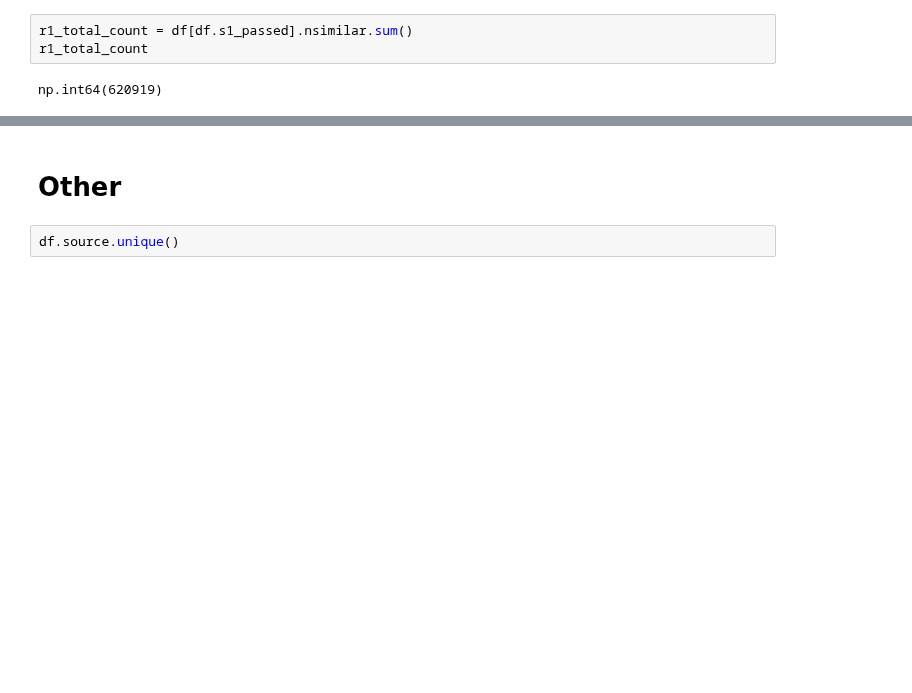
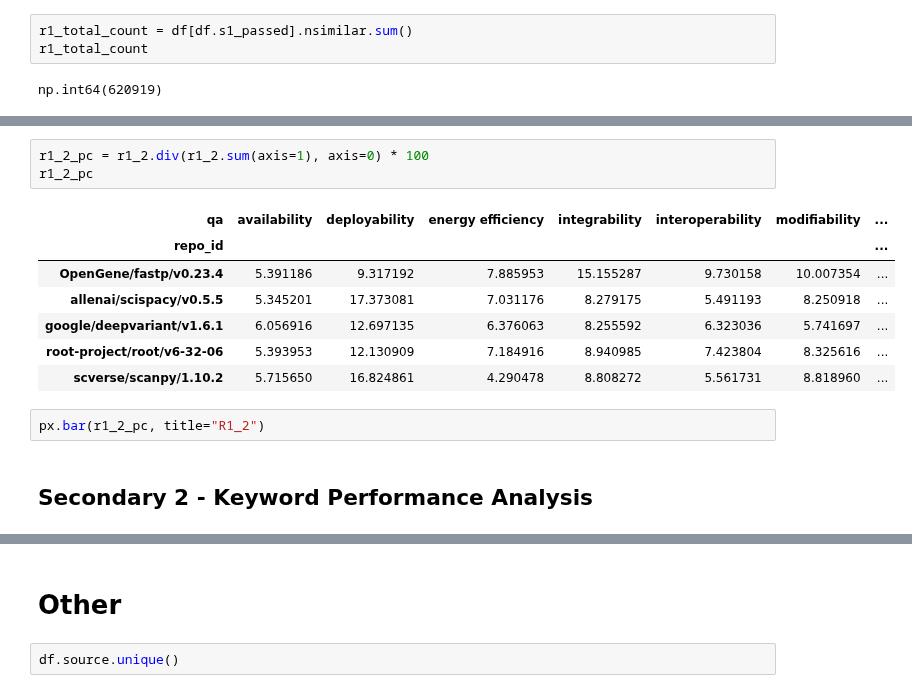
Before and after one commit to dmitrijs-voronovs/scientific-software-architecture-analysis, a Jupyter notebook: processing_pipeline/analysis/merged.ipynb, the cells around one changed output, grey strips where cells are left out. Saved outputs shown, nothing was run; the diff lists cells and outputs as text; blank space fills up the shorter version.

```diff
--- a/processing_pipeline/analysis/merged.ipynb
+++ b/processing_pipeline/analysis/merged.ipynb
@@ -117,0 +132,15 @@ r1_grp
+# %%
+r1_2_pc = r1_2.div(r1_2.sum(axis=1), axis=0) * 100
+r1_2_pc
+# %% [output]
+| qa | availability | deployability | energy efficiency | integrability | interoperability | modifiability | ... |
+| repo_id |  |  |  |  |  |  | ... |
+| OpenGene/fastp/v0.23.4 | 5.391186 | 9.317192 | 7.885953 | 15.155287 | 9.730158 | 10.007354 | ... |
+| allenai/scispacy/v0.5.5 | 5.345201 | 17.373081 | 7.031176 | 8.279175 | 5.491193 | 8.250918 | ... |
+| google/deepvariant/v1.6.1 | 6.056916 | 12.697135 | 6.376063 | 8.255592 | 6.323036 | 5.741697 | ... |
+| root-project/root/v6-32-06 | 5.393953 | 12.130909 | 7.184916 | 8.940985 | 7.423804 | 8.325616 | ... |
+| scverse/scanpy/1.10.2 | 5.715650 | 16.824861 | 4.290478 | 8.808272 | 5.561731 | 8.818960 | ... |
+# %%
+px.bar(r1_2_pc, title="R1_2")
+# %% [markdown]
+## Secondary 2 - Keyword Performance Analysis
```
Also changed, not shown: parts of 14 cells of this notebook.
